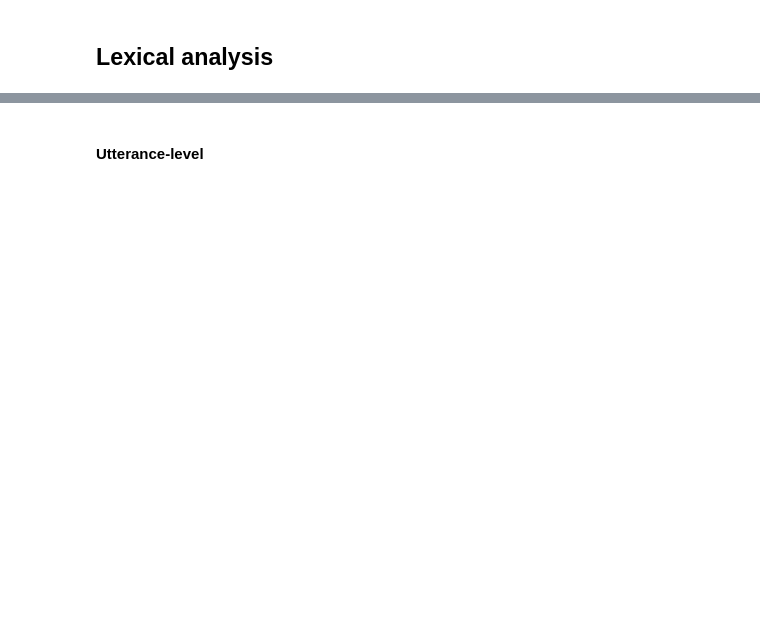
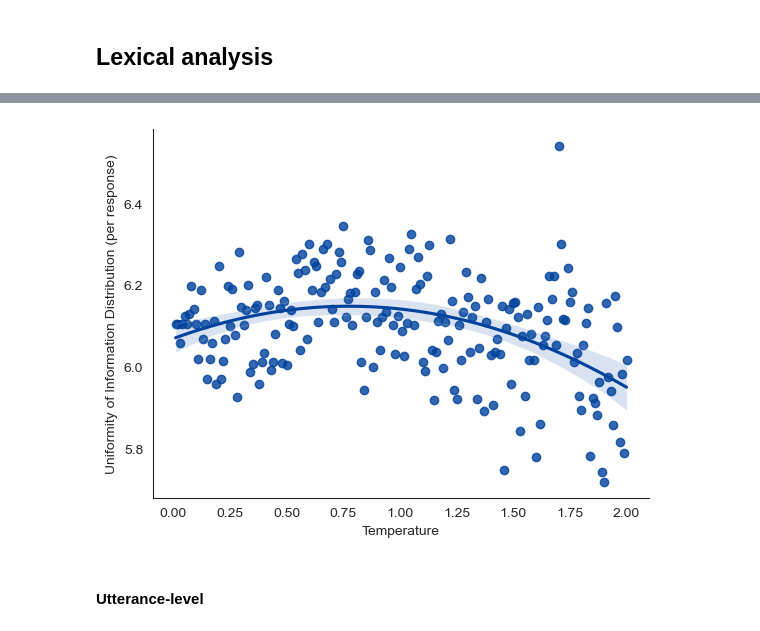
Before and after one commit to zimine/anlp23_project, a Jupyter notebook: project_torch.ipynb, the cells around one changed output, grey strips where cells are left out. Drawn from its saved outputs; the diff is of its cells as text; code cells hidden in the pictures; blank space fills up the shorter version.

```diff
--- a/project_torch.ipynb
+++ b/project_torch.ipynb
@@ -229,0 +211,7 @@ sns.scatterplot(data=df, x='temperature', y='uid')
+# %%
+sns.regplot(data=df, x="temperature", y="avg_freq", order=2)
+sns.despine()
+plt.xlabel("Temperature")
+plt.ylabel("Uniformity of Information Distribution (per response)");
+# %% [output]
+[figure, added]
```
Also changed, not shown: parts of 51 cells of this notebook, 8 other files.
